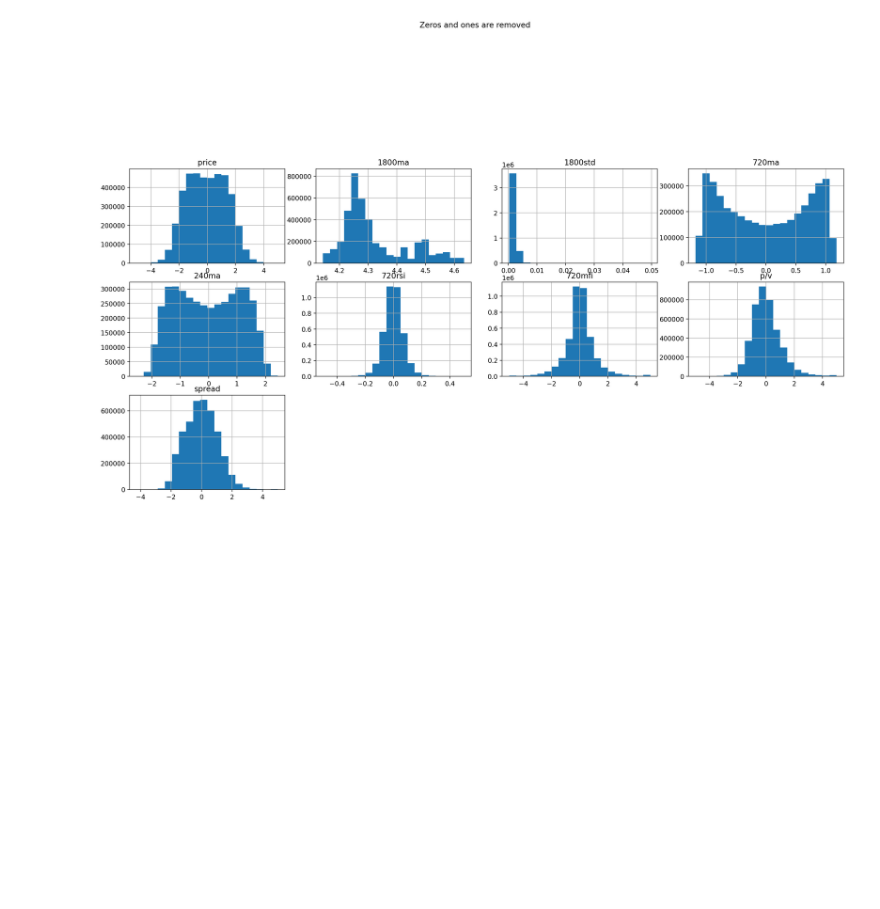
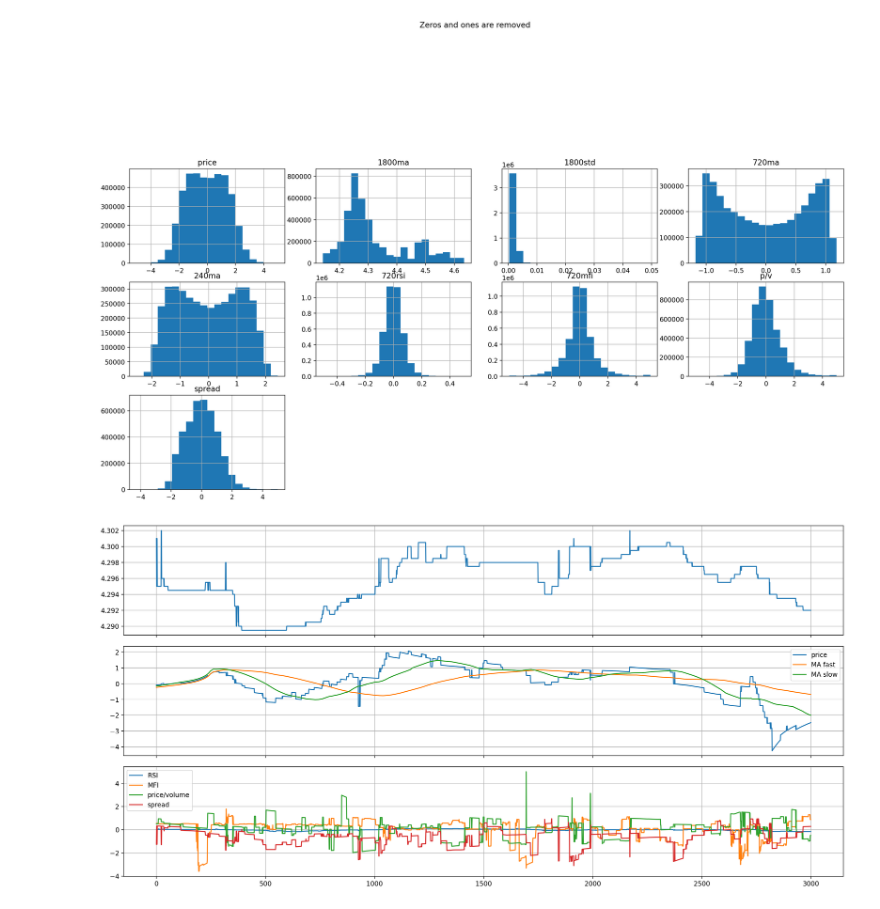
Before and after one commit to ifayost/BestExecutionRL, a Jupyter notebook: FeatureEngineering.ipynb, the cells around one changed output. Cells and saved outputs as stored; diff of their text form; code cells hidden in the pictures; blank space fills up the shorter version.

```diff
--- a/FeatureEngineering.ipynb
+++ b/FeatureEngineering.ipynb
@@ -39,3 +39,18 @@ fig.suptitle('Zeros and ones are removed')
 display(fig)
 # %% [output]
 [figure]
+# %%
+fig, ax = plt.subplots(3,1, figsize=(20,10), sharex=True)
+ax[0].plot(vardict['PRE_COMPRA1'][2000:5000])
+ax[1].plot(vardict['price'].values[2000:5000], label='price')
+ax[1].plot(vardict['720ma'][2000:5000], label='MA fast')
+ax[1].plot(vardict['240ma'][2000:5000], label='MA slow')
+ax[1].legend()
+ax[2].plot(vardict['720rsi'][2000:5000], label='RSI')
+ax[2].plot(vardict['720mfi'][2000:5000], label='MFI')
+ax[2].plot(vardict['p/v'][2000:5000], label='price/volume')
+ax[2].plot(vardict['spread'][2000:5000], label='spread')
+ax[2].legend()
+plt.subplots_adjust(hspace=0.1)
+# %% [output]
+[figure, added]
```
Also changed, not shown: 2 other files.
